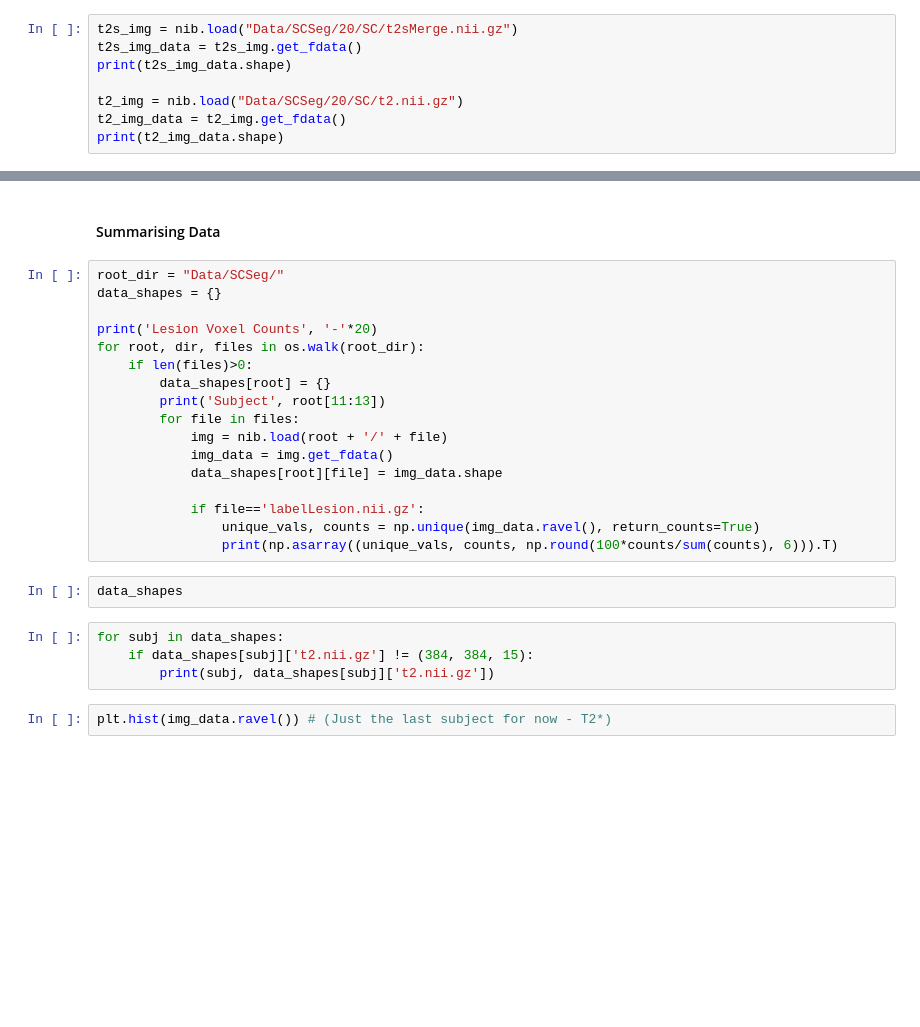
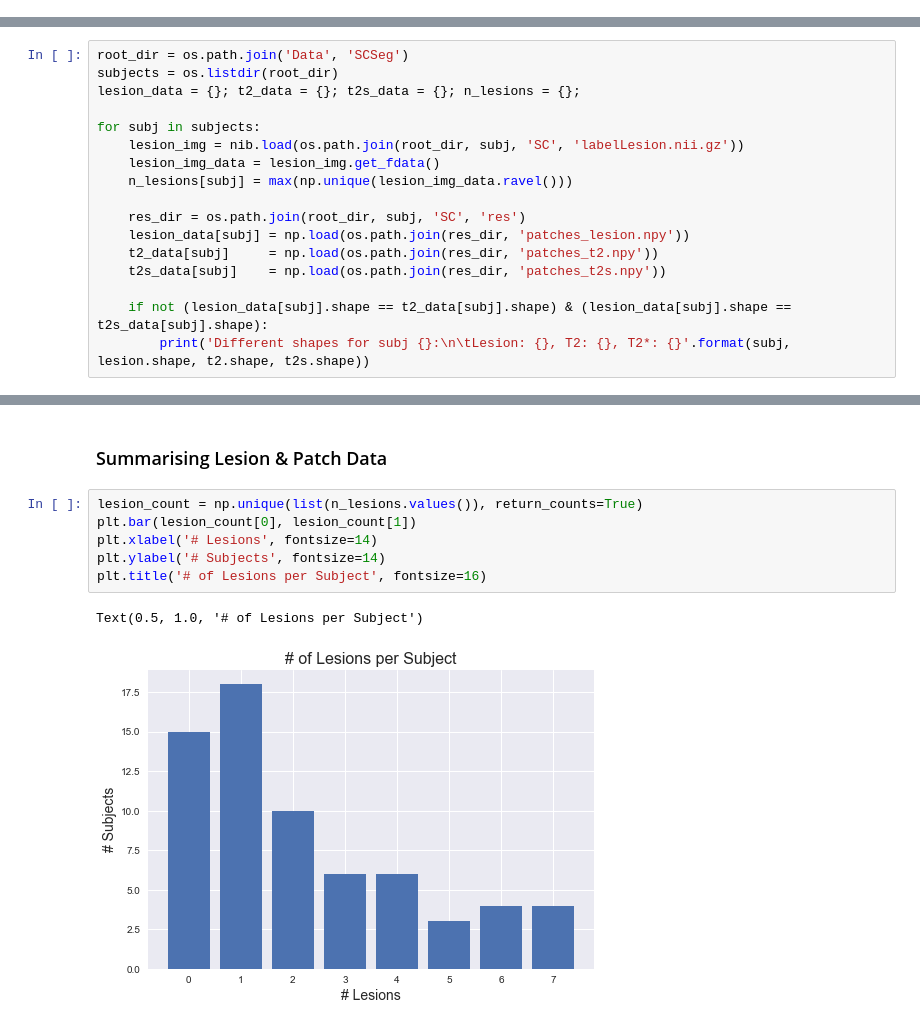
Before and after one commit to rickymwalsh/sc-segmentation, a Jupyter notebook: data-exploration.ipynb, the cells around one changed output, grey strips where cells are left out. Saved outputs shown, nothing was run; the diff lists cells and outputs as text; blank space fills up the shorter version.

Commit message:
Analyse Lesions & Intensities

```diff
--- a/data-exploration.ipynb
+++ b/data-exploration.ipynb
@@ -13,11 +11,3 @@ np.set_printoptions(precision=3, suppress=True)
-# %%
-t2s_img = nib.load("Data/SCSeg/20/SC/t2sMerge.nii.gz")
-t2s_img_data = t2s_img.get_fdata()
-print(t2s_img_data.shape)
-
-t2_img = nib.load("Data/SCSeg/20/SC/t2.nii.gz")
-t2_img_data = t2_img.get_fdata()
-print(t2_img_data.shape)
 # %%
 def show_slices(slices):
    """ Function to display row of image slices """
@@ -47,0 +24,17 @@ t2_vox2t2s_vox.shape
+# %%
+root_dir = os.path.join('Data', 'SCSeg')
+subjects = os.listdir(root_dir)
+lesion_data = {}; t2_data = {}; t2s_data = {}; n_lesions = {};
+
+for subj in subjects:
+    lesion_img = nib.load(os.path.join(root_dir, subj, 'SC', 'labelLesion.nii.gz'))
+    lesion_img_data = lesion_img.get_fdata()
+    n_lesions[subj] = max(np.unique(lesion_img_data.ravel()))
+
+    res_dir = os.path.join(root_dir, subj, 'SC', 'res')
+    lesion_data[subj] = np.load(os.path.join(res_dir, 'patches_lesion.npy'))
+    t2_data[subj]     = np.load(os.path.join(res_dir, 'patches_t2.npy'))
+    t2s_data[subj]    = np.load(os.path.join(res_dir, 'patches_t2s.npy'))
+
+    if not (lesion_data[subj].shape == t2_data[subj].shape) & (lesion_data[subj].shape == t2s_data[subj].shape):
+        print('Different shapes for subj {}:\n\tLesion: {}, T2: {}, T2*: {}'.format(subj, lesion.shape, t2.shape, t2s.shape))
@@ -48,27 +75,11 @@ t2_vox2t2s_vox.shape
 # %% [markdown]
-#### Summarising Data
+### Summarising Lesion & Patch Data
-# %%
-root_dir = "Data/SCSeg/"
-data_shapes = {}
-
-print('Lesion Voxel Counts', '-'*20)
-for root, dir, files in os.walk(root_dir):
-    if len(files)>0:
-        data_shapes[root] = {}
-        print('Subject', root[11:13])
-        for file in files:
-            img = nib.load(root + '/' + file)
-            img_data = img.get_fdata()
-            data_shapes[root][file] = img_data.shape
-
-            if file=='labelLesion.nii.gz':
-                unique_vals, counts = np.unique(img_data.ravel(), return_counts=True)
-                print(np.asarray((unique_vals, counts, np.round(100*counts/sum(counts), 6))).T)
-# %%
-data_shapes
-# %%
-for subj in data_shapes:
-    if data_shapes[subj]['t2.nii.gz'] != (384, 384, 15):
-        print(subj, data_shapes[subj]['t2.nii.gz'])
-# %%
-plt.hist(img_data.ravel()) # (Just the last subject for now - T2*)
+# %%
+lesion_count = np.unique(list(n_lesions.values()), return_counts=True)
+plt.bar(lesion_count[0], lesion_count[1])
+plt.xlabel('# Lesions', fontsize=14)
+plt.ylabel('# Subjects', fontsize=14)
+plt.title('# of Lesions per Subject', fontsize=16)
+# %% [output]
+Text(0.5, 1.0, '# of Lesions per Subject')
+[figure, added]
```
Also changed, not shown: parts of 18 cells of this notebook.
